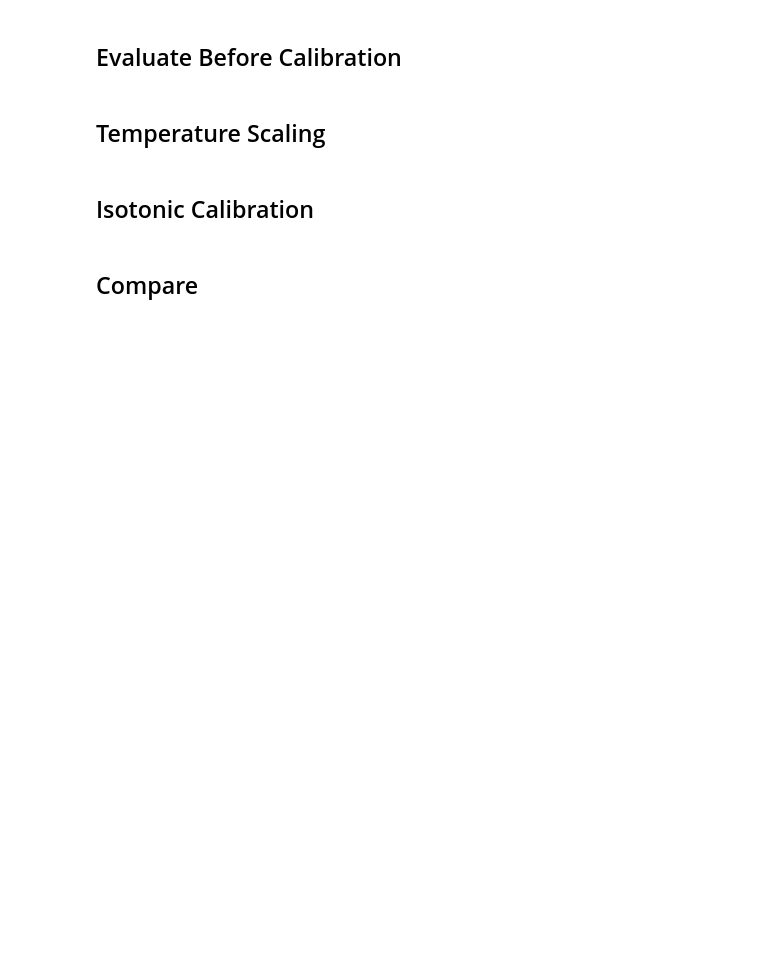
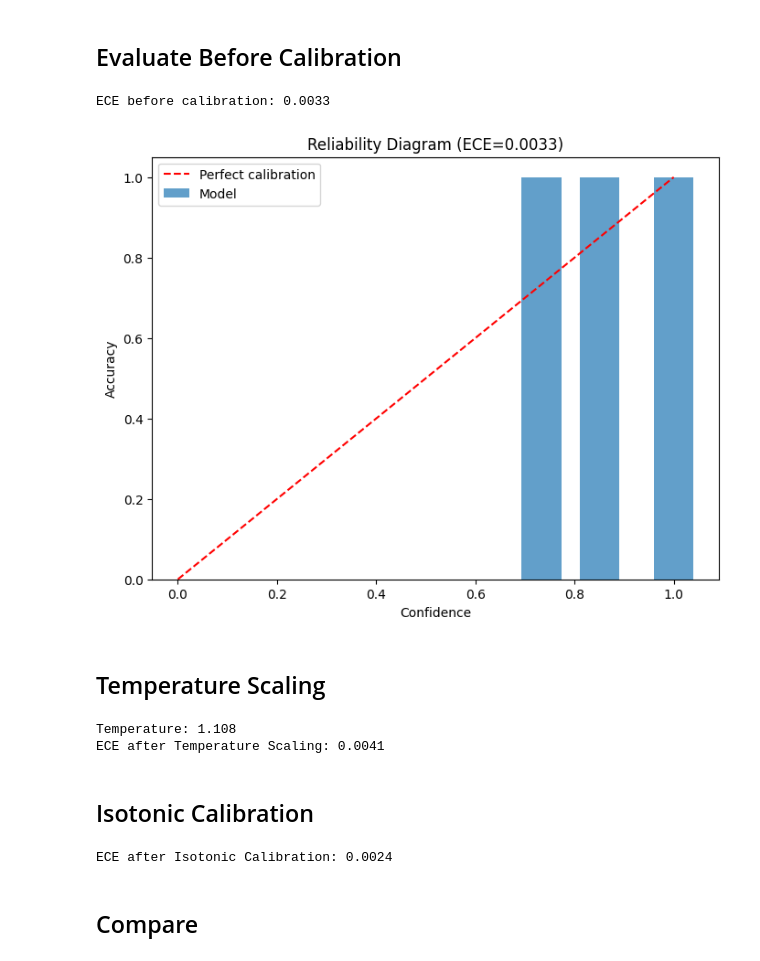
Before and after one commit to Vispikarkaria/Deep-UQ, a Jupyter notebook: notebooks/Calibration_Tutorial.ipynb, the cells around one changed output. Drawn from its saved outputs; the diff is of its cells as text; code cells hidden in the pictures; blank space fills up the shorter version.

```diff
--- a/notebooks/Calibration_Tutorial.ipynb
+++ b/notebooks/Calibration_Tutorial.ipynb
@@ -55,69 +58,80 @@ with torch.no_grad():
     probs_test = torch.softmax(logits_test, dim=1)
     confidences, predictions = probs_test.max(dim=1)
 
-# Compute ECE
-ece_before = expected_calibration_error(probs_test.numpy(), y_test)
+# Compute ECE - expects confidence scores and correctness labels
+correctness = (predictions == y_test_t).numpy().astype(float)
+ece_before = expected_calibration_error(confidences.numpy(), correctness)
 print(f"ECE before calibration: {ece_before:.4f}")
 
 # Reliability diagram
 n_bins = 10
 bin_boundaries = np.linspace(0, 1, n_bins + 1)
 bin_accs = []
 bin_confs = []
 bin_counts = []
 
 for i in range(n_bins):
     mask = (confidences.numpy() > bin_boundaries[i]) & (confidences.numpy() <= bin_boundaries[i+1])
     if mask.sum() > 0:
         bin_accs.append((predictions[mask] == y_test_t[mask]).float().mean().item())
         bin_confs.append(confidences[mask].mean().item())
         bin_counts.append(mask.sum().item())
     else:
         bin_accs.append(0)
         bin_confs.append((bin_boundaries[i] + bin_boundaries[i+1]) / 2)
         bin_counts.append(0)
 
 plt.figure(figsize=(8, 6))
 plt.bar(bin_confs, bin_accs, width=0.08, alpha=0.7, label="Model")
 plt.plot([0, 1], [0, 1], 'r--', label="Perfect calibration")
 plt.xlabel("Confidence")
 plt.ylabel("Accuracy")
 plt.title(f"Reliability Diagram (ECE={ece_before:.4f})")
 plt.legend()
 plt.show()
+# %% [output]
+ECE before calibration: 0.0033
+[figure, added]
 # %% [markdown]
 ## Temperature Scaling
 # %%
-from deepuq.calibration import TemperatureScaling
+from deepuq.methods.calibration import TemperatureScaling
 
-# Fit temperature scaling on validation set
-with torch.no_grad():
-    logits_val = model(X_val_t)
+# TemperatureScaling takes the model, fits on a val_loader
+from torch.utils.data import DataLoader, TensorDataset
+val_dataset = TensorDataset(X_val_t, y_val_t)
+val_loader = DataLoader(val_dataset, batch_size=len(X_val_t))
 
-temp_scaler = TemperatureScaling()
-temp_scaler.fit(logits_val, y_val_t)
+temp_scaler = TemperatureScaling(model)
+temp_scaler.fit(val_loader)
 
 # Apply to test set
-calibrated_probs_temp = temp_scaler.calibrate(logits_test)
-ece_temp = expected_calibration_error(calibrated_probs_temp.numpy(), y_test)
+calibrated_probs_temp = temp_scaler.predict_calibrated(X_test_t)
+confidences_temp, predictions_temp = calibrated_probs_temp.max(dim=1)
+correctness_temp = (predictions_temp == y_test_t).numpy().astype(float)
+ece_temp = expected_calibration_error(confidences_temp.numpy(), correctness_temp)
 print(f"Temperature: {temp_scaler.temperature.item():.3f}")
 print(f"ECE after Temperature Scaling: {ece_temp:.4f}")
+# %% [output]
+Temperature: 1.108
+ECE after Temperature Scaling: 0.0041
 # %% [markdown]
 ## Isotonic Calibration
 # %%
-from deepuq.calibration import IsotonicCalibration
+from deepuq.methods.calibration import IsotonicCalibration
 
-# Fit isotonic calibration on validation set
-with torch.no_grad():
-    probs_val = torch.softmax(logits_val, dim=1)
-
-iso_cal = IsotonicCalibration()
-iso_cal.fit(probs_val, y_val_t)
+# IsotonicCalibration takes model, fits on val_loader
+iso_cal = IsotonicCalibration(model)
+iso_cal.fit(val_loader)
 
 # Apply to test set
-calibrated_probs_iso = iso_cal.calibrate(probs_test)
-ece_iso = expected_calibration_error(calibrated_probs_iso.numpy(), y_test)
+calibrated_probs_iso = iso_cal.predict_calibrated(X_test_t)
+confidences_iso, predictions_iso = calibrated_probs_iso.max(dim=1)
+correctness_iso = (predictions_iso == y_test_t).numpy().astype(float)
+ece_iso = expected_calibration_error(confidences_iso.numpy(), correctness_iso)
 print(f"ECE after Isotonic Calibration: {ece_iso:.4f}")
+# %% [output]
+ECE after Isotonic Calibration: 0.0024
 # %% [markdown]
 ## Compare
 # %%
```
Also changed, not shown: parts of 2 cells of this notebook, 16 other files.
